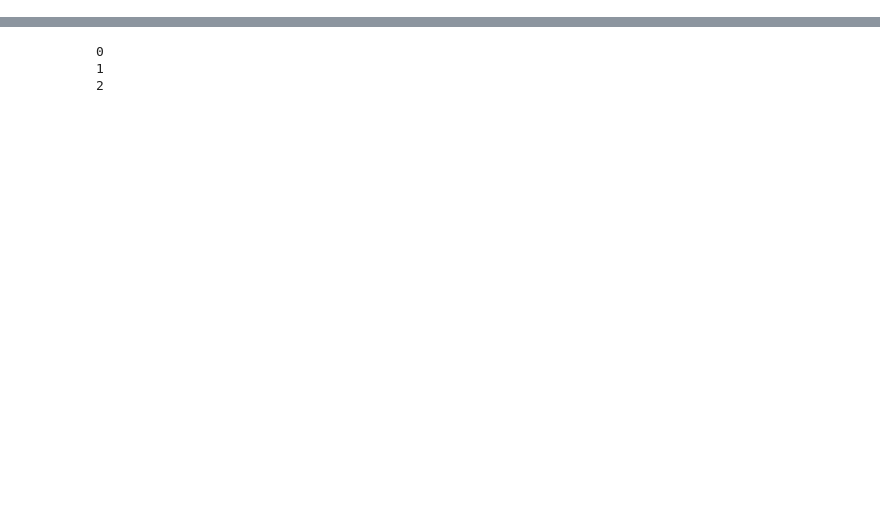
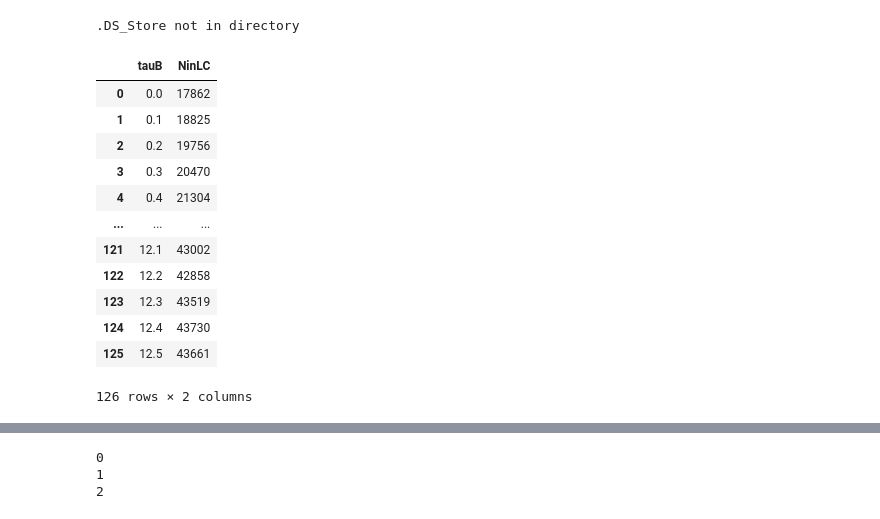
Before and after one commit to kolbt/whingdingdilly, a Jupyter notebook: ipython/binary_soft/analytical/binary_soft.ipynb, the cells around one changed output, grey strips where cells are left out. Cells and saved outputs as stored; diff of their text form; code cells hidden in the pictures; blank space fills up the shorter version.

```diff
--- a/ipython/binary_soft/analytical/binary_soft.ipynb
+++ b/ipython/binary_soft/analytical/binary_soft.ipynb
@@ -42,3 +42,17 @@ mpl.rcParams['ytick.minor.width'] = 1.25
 # Load LaTeX and amsmath
 # mpl.rc('text', usetex=True)
 # mpl.rcParams['text.latex.preamble']=[r"\usepackage{amsmath}"]
+# %%
+# Get your text data to overlay
+if first:
+    parent = os.getcwd()
+os.chdir(parent)
+
+# Grab file names from data folder
+comp = os.listdir('../comp_txt')
+try:
+    data.remove('.DS_Store')
+except:
+    print(".DS_Store not in directory")
+# %% [output]
+.DS_Store not in directory
@@ -44,0 +165,62 @@ mpl.rcParams['ytick.minor.width'] = 1.25
+# %%
+# Grab parameters, sort them
+chkStrings = ["pe", "pa", "pb", "xa", "eps", "phi", "cluster", "dtau"]
+default = [0., 0., 0., 0.5, 1., 60., 0, 0.000001]
+storeVals = [[] for i in chkStrings]
+for i in comp:
+    for j in range(0, len(chkStrings)):
+        if chkStrings[j] != "cluster":
+            if checkFile(i, chkStrings[j]):
+                storeVals[j].append(txtValue(i, chkStrings[j]))
+            else:
+                storeVals[j].append(default[j])
+        else:
+            if checkFile(i, chkStrings[j]):
+                storeVals[j].append(1)
+            else:
+                storeVals[j].append(default[j])
+
+# Issue with epsilon in file output 0 -> 0.0001
+for i in range(0, len(storeVals[4])):
+    if storeVals[4][i] == 0.0:
+        storeVals[4][i] = 0.0001
+
+# Sort the arrays
+if len(storeVals[0]) > 1:
+    # Sort them!
+#     print("Sorting... ")
+    # Sort by: pe, phi, epsilon, cluster
+    indArr = multiSort(storeVals[chkStrings.index("pa")],
+                       storeVals[chkStrings.index("phi")],
+                       storeVals[chkStrings.index("eps")],
+                       storeVals[chkStrings.index("cluster")])
+    indSort(comp, indArr)
+    for i in storeVals:
+        indSort(i, indArr)
+
+# Now that the data is sorted, read it into a dataframe
+all_comp = []
+os.chdir(parent)
+os.chdir('../comp_txt')
+for i in comp:
+#     print(i)
+    df = pd.read_csv(i, sep='\s+', header=0)
+    all_comp.append(df)
+os.chdir(parent)
+
+# This is how you access the data at different levels
+display(all_comp[0])
+# %% [output]
+|  | tauB | NinLC |
+| 0 | 0.0 | 17862 |
+| 1 | 0.1 | 18825 |
+| 2 | 0.2 | 19756 |
+| 3 | 0.3 | 20470 |
+| 4 | 0.4 | 21304 |
+| ... | ... | ... |
+| 121 | 12.1 | 43002 |
+| 122 | 12.2 | 42858 |
+| 123 | 12.3 | 43519 |
+| 124 | 12.4 | 43730 |
+| 125 | 12.5 | 43661 |
+126 rows × 2 columns
```
Also changed, not shown: parts of 5 cells of this notebook, 11 other files.
